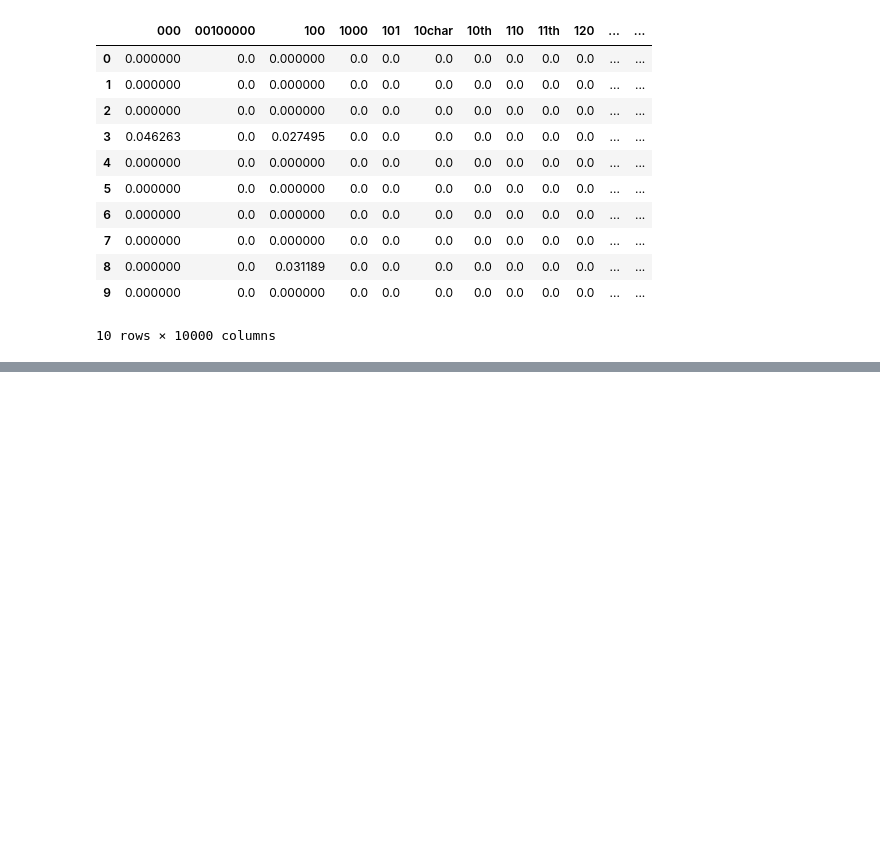
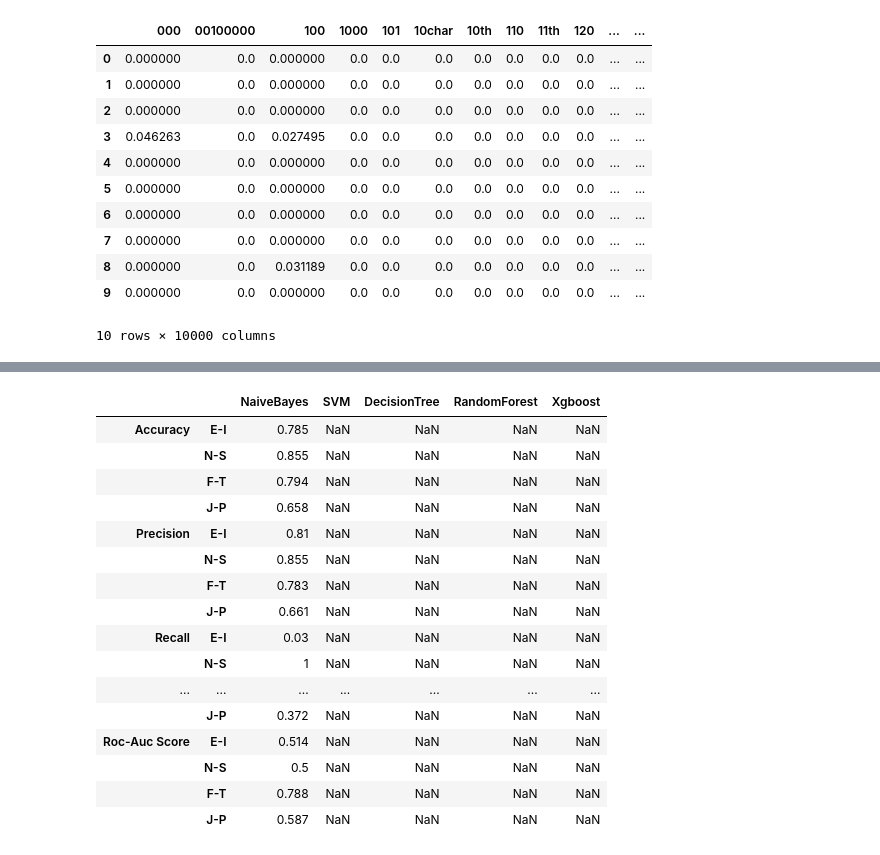
Before and after one commit to 0xcan/myers-briggs-tweet-classification, a Jupyter notebook: myers-briggs-eda-preprocessing-training.ipynb, the cells around one changed output, grey strips where cells are left out. Drawn from its saved outputs; the diff is of its cells as text; code cells hidden in the pictures; blank space fills up the shorter version.

```diff
--- a/myers-briggs-eda-preprocessing-training.ipynb
+++ b/myers-briggs-eda-preprocessing-training.ipynb
@@ -462,0 +481,8 @@ tf_idf.head(10)
+# %%
+def create_models():
+    nb_clf  = MultinomialNB(alpha=0.01)
+    svm_clf = SVC(C=1.0, kernel='linear', degree=3, gamma='auto')
+    dt_clf  = DecisionTreeClassifier(max_depth=7)
+    rf_clf  = RandomForestClassifier(n_estimators=750)
+    xgb_clf = xgboost.XGBClassifier(use_label_encoder=False)
+    return {"NaiveBayes":nb_clf, "SVM":svm_clf, "DecisionTree":dt_clf, "RandomForest":rf_clf, "Xgboost":xgb_clf}
@@ -462,0 +516,19 @@ tf_idf.head(10)
+# %%
+models = create_models()
+print(models)
+for model_item in models.items():
+    for y_train, y_test in zip(y_all_train, y_all_test):
+        # Model creation and prediction
+        model = model_item[1]
+        model.fit(X_train, y_train)
+        pred = model.predict(X_test)
+        # Performance evaluation
+        evaluation_df.loc["Accuracy",y_train.name][model_item[0]]       = round(metrics.accuracy_score(y_test, pred), 3)
+        evaluation_df.loc["Precision",y_train.name][model_item[0]]     = round(metrics.precision_score(y_test, pred), 3)
+        evaluation_df.loc["Recall",y_train.name][model_item[0]]        = round(metrics.recall_score(y_test, pred), 3)
+        evaluation_df.loc["F1-Score",y_train.name][model_item[0]]      = round(metrics.f1_score(y_test, pred), 3)
+        evaluation_df.loc["Roc-Auc Score",y_train.name][model_item[0]] = round(metrics.roc_auc_score(y_test, pred), 3)
+        # save model
+        #filename = f'saved_models/{model_item[0]}-{y_test.name}.sav'
+        #pickle.dump(model,open(filename, 'wb'))
+    break
@@ -462,0 +546,20 @@ tf_idf.head(10)
+# %%
+evaluation_df
+# %% [output]
+|  |  | NaiveBayes | SVM | DecisionTree | RandomForest | Xgboost |
+| Accuracy | E-I | 0.785 | NaN | NaN | NaN | NaN |
+|  | N-S | 0.855 | NaN | NaN | NaN | NaN |
+|  | F-T | 0.794 | NaN | NaN | NaN | NaN |
+|  | J-P | 0.658 | NaN | NaN | NaN | NaN |
+| Precision | E-I | 0.81 | NaN | NaN | NaN | NaN |
+|  | N-S | 0.855 | NaN | NaN | NaN | NaN |
+|  | F-T | 0.783 | NaN | NaN | NaN | NaN |
+|  | J-P | 0.661 | NaN | NaN | NaN | NaN |
+| Recall | E-I | 0.03 | NaN | NaN | NaN | NaN |
+|  | N-S | 1 | NaN | NaN | NaN | NaN |
+| ... | ... | ... | ... | ... | ... | ... |
+|  | J-P | 0.372 | NaN | NaN | NaN | NaN |
+| Roc-Auc Score | E-I | 0.514 | NaN | NaN | NaN | NaN |
+|  | N-S | 0.5 | NaN | NaN | NaN | NaN |
+|  | F-T | 0.788 | NaN | NaN | NaN | NaN |
+|  | J-P | 0.587 | NaN | NaN | NaN | NaN |
```
Also changed, not shown: parts of 16 cells of this notebook.
